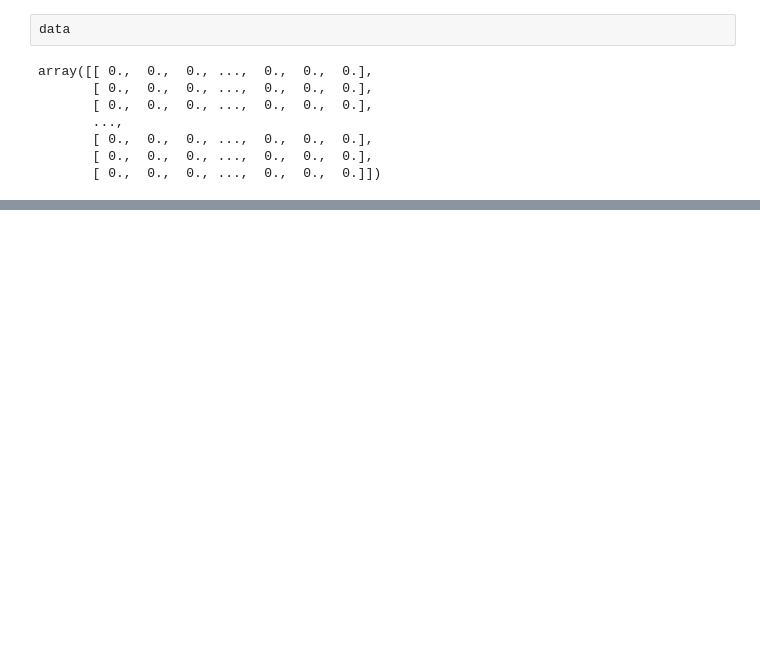
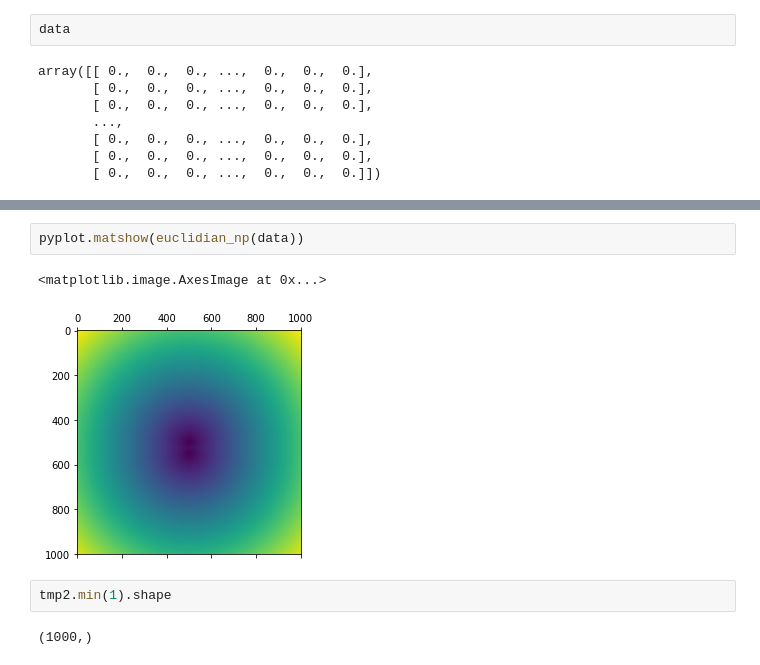
Before and after one commit to ANRChoucas/Ruitor, a Jupyter notebook: examples/Untitled.ipynb, the cells around one changed output, grey strips where cells are left out. Cells and saved outputs as stored; diff of their text form; blank space fills up the shorter version.

```diff
--- a/examples/Untitled.ipynb
+++ b/examples/Untitled.ipynb
@@ -375,0 +382,9 @@ array([[ 1.17809725,  1.18314758,  1.18829991, ...,  0.37724009,
+# %%
+pyplot.matshow(euclidian_np(data))
+# %% [output]
+<matplotlib.image.AxesImage at 0x...>
+[figure, added]
+# %%
+tmp2.min(1).shape
+# %% [output]
+(1000,)
```
Also changed, not shown: parts of 23 cells of this notebook.
